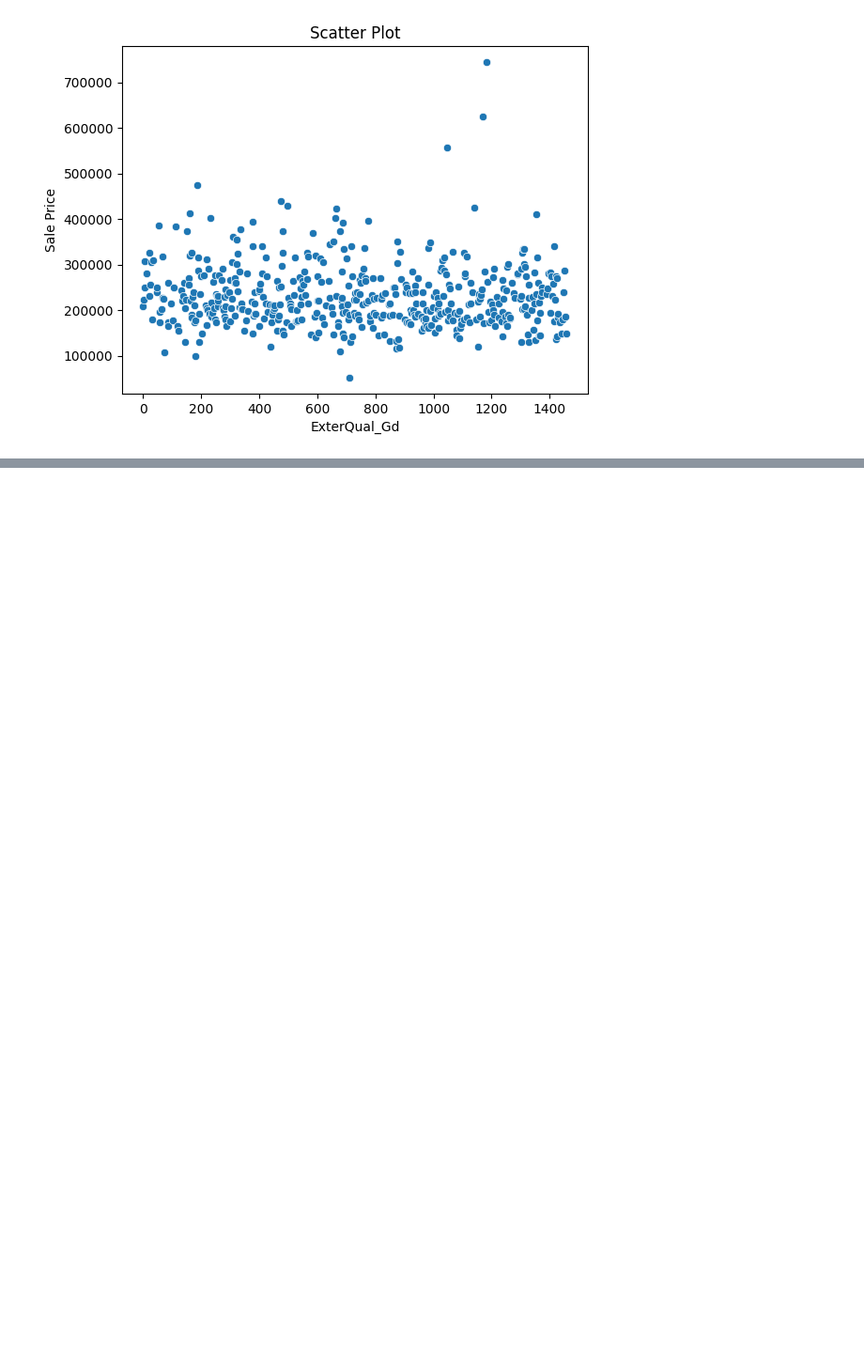
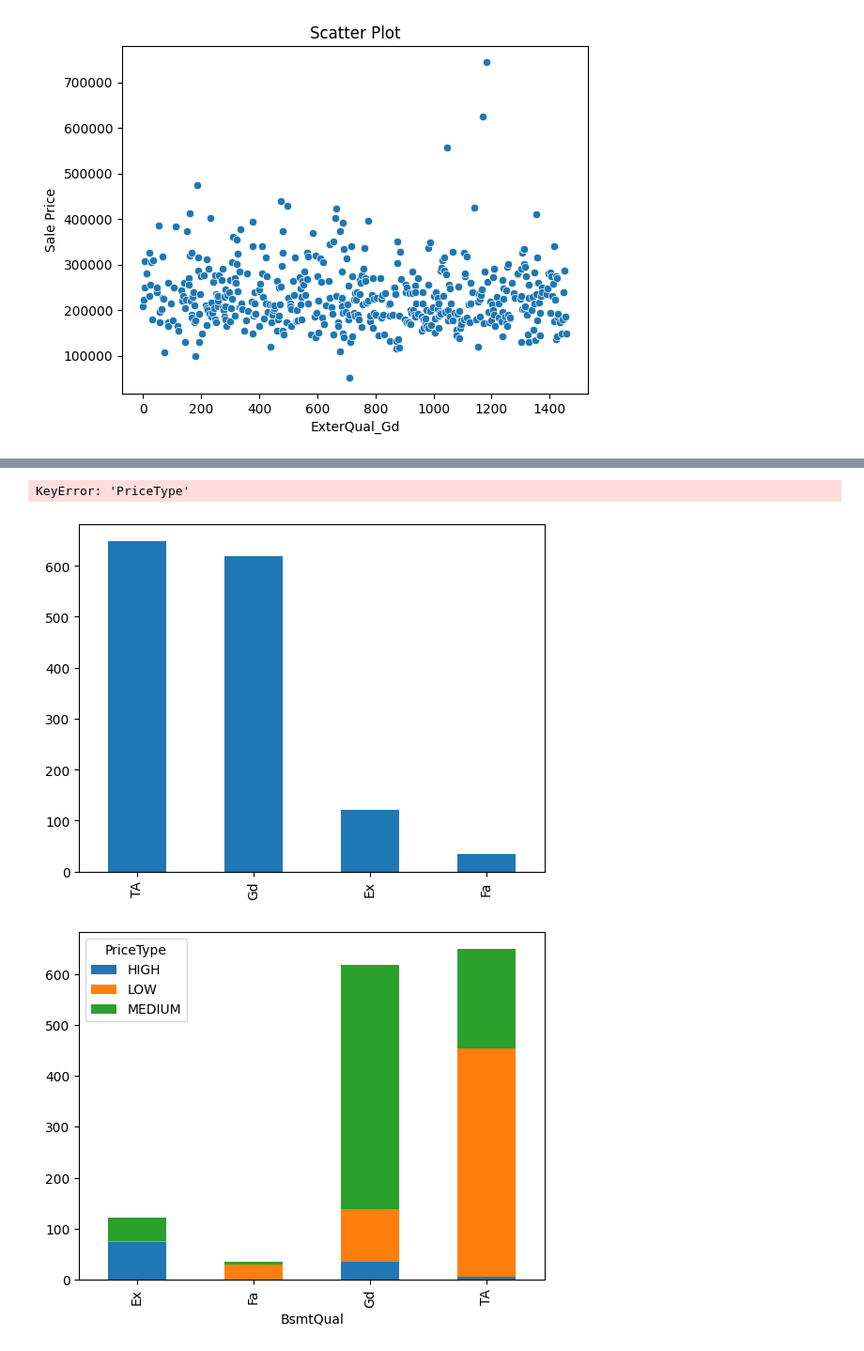
Before and after one commit to yichen-huang/House-Prices-Advanced-Regression-Techniques, a Jupyter notebook: data_understanding_column_20_40.ipynb, the cells around one changed output, grey strips where cells are left out. Shown at 94% size. Drawn from its saved outputs; the diff is of its cells as text; code cells hidden in the pictures; blank space fills up the shorter version.

```diff
--- a/data_understanding_column_20_40.ipynb
+++ b/data_understanding_column_20_40.ipynb
@@ -475,24 +475,3 @@ plt.ylabel('Sale Price')
 plt.show()
 # %% [output]
 [figure]
-# %%
-#implementing another column the type of the house (low, medium, high)
-
-import numpy as np
-
-df = pd.read_csv('train.csv', sep=',')
-
-# Define the conditions and corresponding values
-conditions = [
-    (df['SalePrice'] <= 150000),
-    (df['SalePrice'] > 150000) & (df['SalePrice'] < 300000),
-    (df['SalePrice'] >= 300000)
-]
-
-values = ['Low', 'Medium', 'High']  # 'Low' for <= 150000, 'Medium' between Low and High, 'High' for > 300000
-
-# Create the new 'HouseType' column based on the conditions and values
-df['HouseType'] = np.select(conditions, values, default='Unknown')
-
-# Show the updated DataFrame
-print(df.head())
@@ -516,0 +507,45 @@ print(df.head())
+# %%
+#creating the function to comparee the pricetype with the most correlated columns with the pricetype
+
+import matplotlib.pyplot as plt
+
+def data_show_categorical(attribute, title=None):
+
+
+    # previous plots
+    #plt.rcParams.update({'font.size': 5})
+    #data['SalePrice'].hist(by=data[attribute])
+
+    df[attribute].value_counts().plot(kind = 'bar')
+    plt.show()
+    df.groupby([attribute, 'PriceType']).size().unstack().plot(kind='bar', stacked=True, title=title)
+# %%
+#calculating the biggest correlations with the column PriceType
+
+#now correlations with all the columns compared to the sale price
+
+non_integer_columns = data.select_dtypes(exclude=['int']).columns
+#encoded_select = pd.get_dummies(select, columns=['non_integer_columns'])
+encoded_select = pd.get_dummies(data, columns=non_integer_columns)
+correlations_2 = encoded_select.corr()['PriceType']
+
+# Sort correlations in descending order
+sorted_correlations = correlations_2.sort_values(ascending=False)
+
+# Select the top 10 strongest positive correlations
+top_10_positive = sorted_correlations.head(10)
+
+# Select the top 10 strongest negative correlations
+top_10_negative = sorted_correlations.tail(10)
+
+# Combine the top positive and negative correlations
+top_correlations = pd.concat([top_10_positive, top_10_negative])
+
+print(top_correlations)
+# %% [output]
+KeyError: 'PriceType'
+# %%
+data_show_categorical('BsmtQual', title=None)
+# %% [output]
+[figure, added]
+[figure, added]
```
Also changed, not shown: parts of 2 cells of this notebook.
